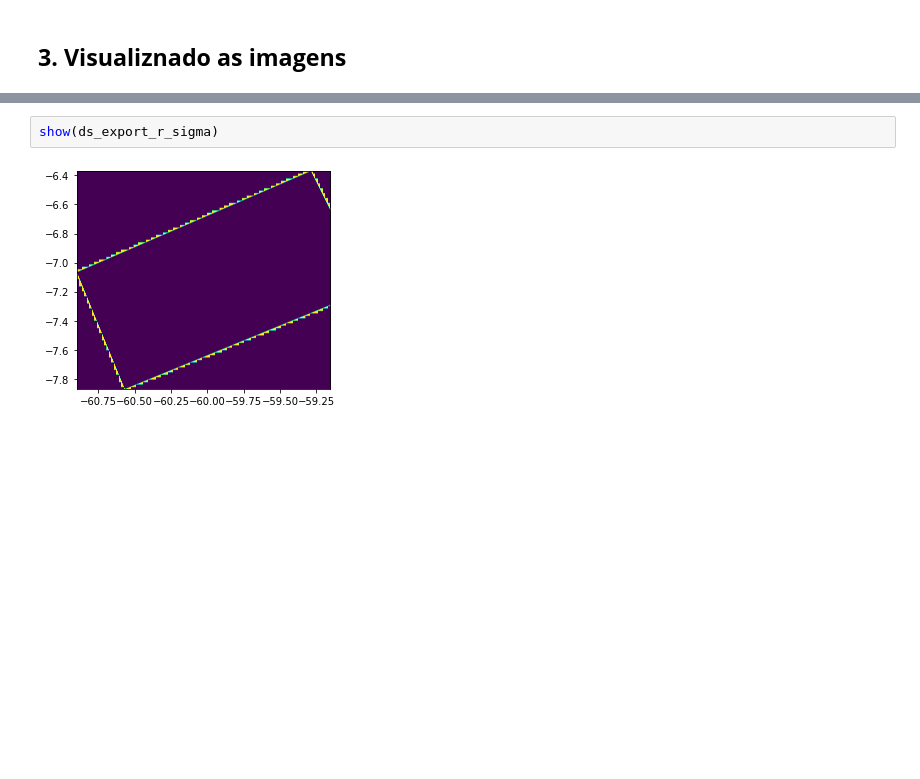
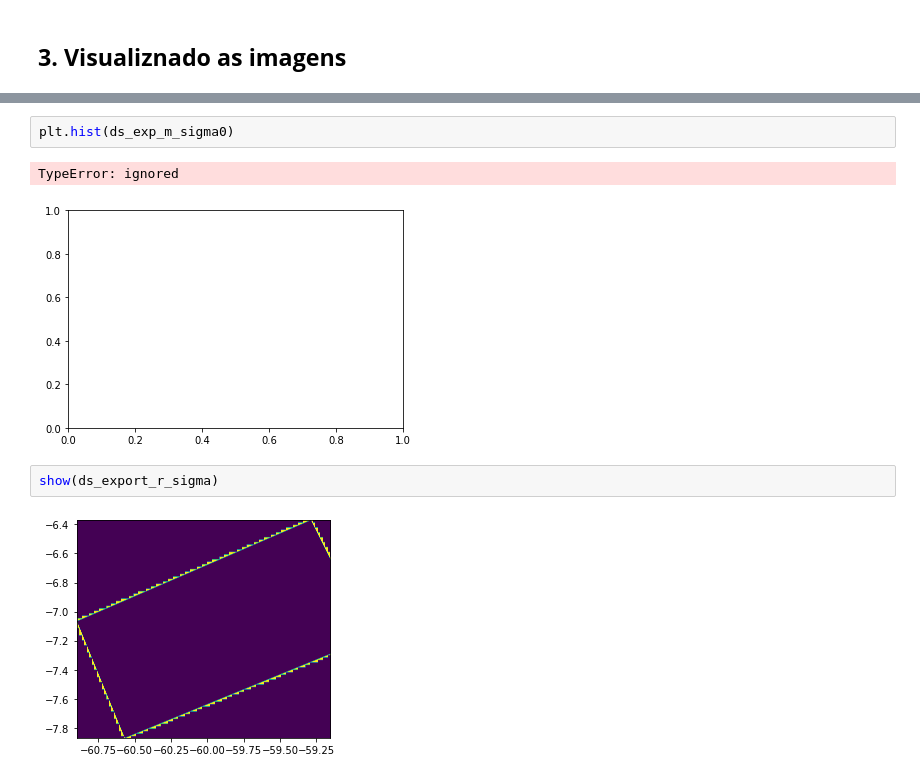
Before and after one commit to danielleitesoares/tccuea, a Jupyter notebook: teste_tif.ipynb, the cells around one changed output, grey strips where cells are left out. Saved outputs shown, nothing was run; the diff lists cells and outputs as text; blank space fills up the shorter version.

```diff
--- a/teste_tif.ipynb
+++ b/teste_tif.ipynb
@@ -121,4 +109,9 @@ show(ds_export_m_sigma)
 <matplotlib.axes._subplots.AxesSubplot at 0x...>
+# %%
+plt.hist(ds_exp_m_sigma0)
+# %% [output]
+TypeError: ignored
+[figure, added]
 # %%
 show(ds_export_r_sigma)
 # %% [output]
```
Also changed, not shown: parts of 11 cells of this notebook.
